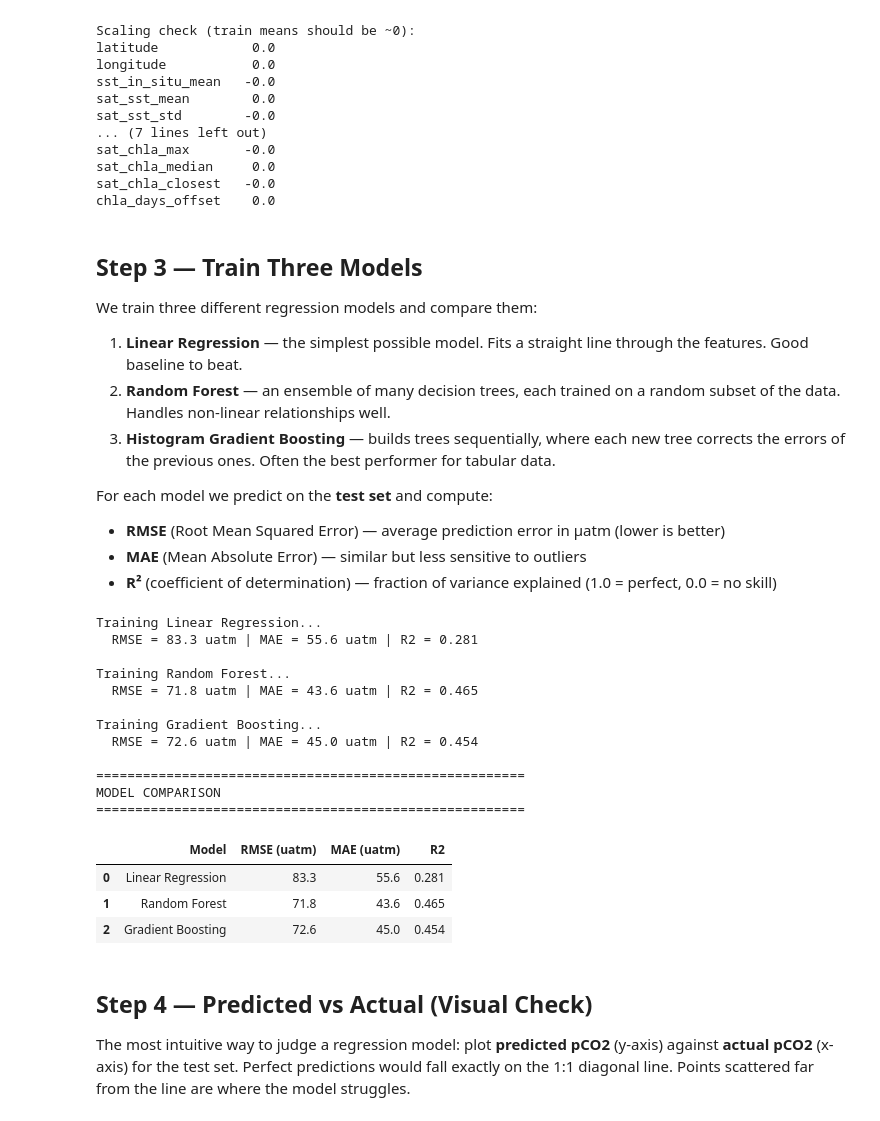
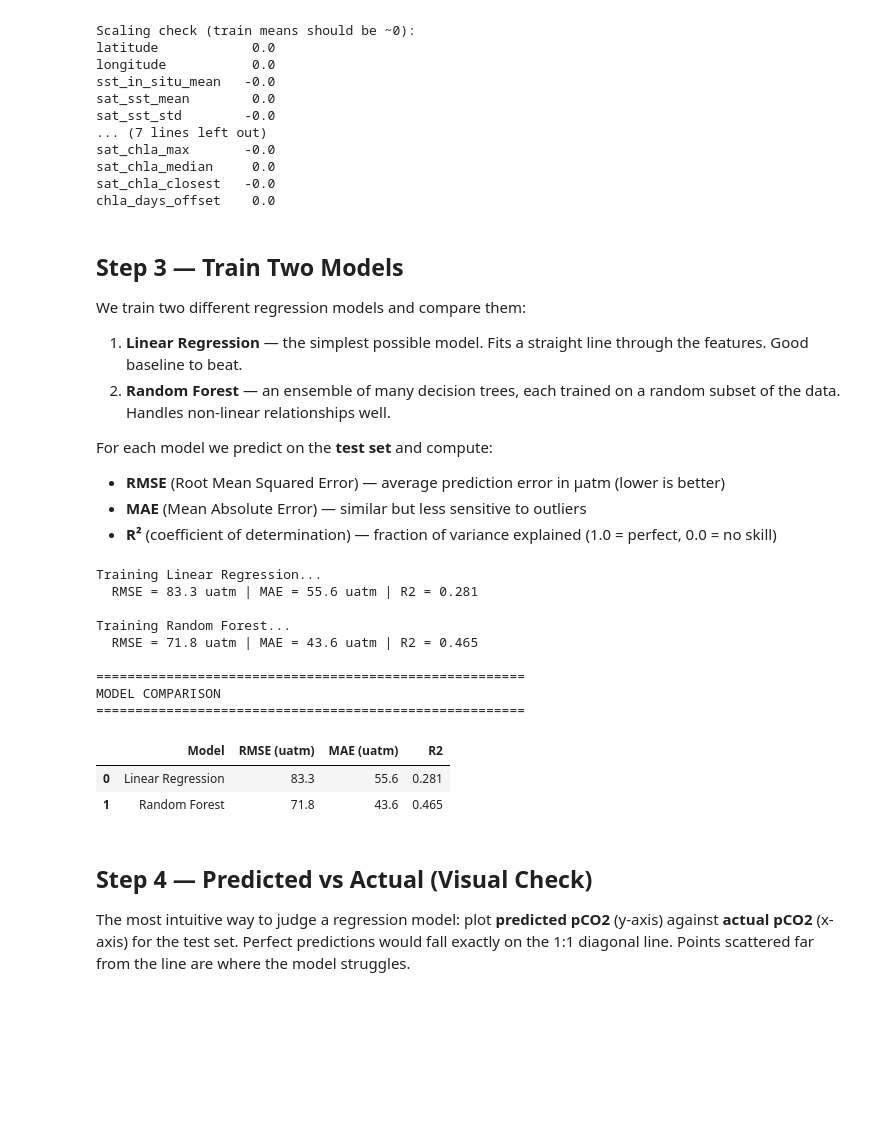
Before and after one commit to UW-MLGEO/ML2026_Orrand, a Jupyter notebook: notebooks/03_model_training/pco2_ml_training.ipynb, the cells around one changed output. Drawn from its saved outputs; the diff is of its cells as text; code cells hidden in the pictures; blank space fills up the shorter version.

```diff
--- a/notebooks/03_model_training/pco2_ml_training.ipynb
+++ b/notebooks/03_model_training/pco2_ml_training.ipynb
@@ -170,13 +169,12 @@ sat_chla_median     0.0
 sat_chla_closest   -0.0
 chla_days_offset    0.0
 # %% [markdown]
-## Step 3 — Train Three Models
+## Step 3 — Train Two Models
 
-We train three different regression models and compare them:
+We train two different regression models and compare them:
 
 1. **Linear Regression** — the simplest possible model. Fits a straight line through the features. Good baseline to beat.
 2. **Random Forest** — an ensemble of many decision trees, each trained on a random subset of the data. Handles non-linear relationships well.
-3. **Histogram Gradient Boosting** — builds trees sequentially, where each new tree corrects the errors of the previous ones. Often the best performer for tabular data.
 
 For each model we predict on the **test set** and compute:
 - **RMSE** (Root Mean Squared Error) — average prediction error in µatm (lower is better)
@@ -184,7 +182,7 @@ For each model we predict on the **test set** and compute:
 - **R²** (coefficient of determination) — fraction of variance explained (1.0 = perfect, 0.0 = no skill)
 # %%
 # ============================================================
-# Cell 4: Train all 3 models + evaluate
+# Cell 4: Train both models + evaluate
 # ============================================================
 
 models = {
@@ -195,12 +193,6 @@ models = {
         min_samples_leaf=5,  # minimum samples in a leaf node
         random_state=42,
         n_jobs=-1,           # use all CPU cores
-    ),
-    "Gradient Boosting": HistGradientBoostingRegressor(
-        max_iter=300,        # number of boosting rounds
-        max_depth=6,
-        learning_rate=0.1,   # step size for each tree
-        random_state=42,
     ),
 }
 
@@ -221,37 +213,33 @@ for name, model in models.items():
     rmse = mean_squared_error(y_test, y_pred) ** 0.5
     mae = mean_absolute_error(y_test, y_pred)
     r2 = r2_score(y_test, y_pred)
 
     results.append({"Model": name, "RMSE (uatm)": round(rmse, 1),
                     "MAE (uatm)": round(mae, 1), "R2": round(r2, 3)})
     predictions[name] = y_pred
 
     print(f"  RMSE = {rmse:.1f} uatm | MAE = {mae:.1f} uatm | R2 = {r2:.3f}")
     print()
 
 # Summary table
 results_df = pd.DataFrame(results)
 print("=" * 55)
 print("MODEL COMPARISON")
 print("=" * 55)
 display(results_df)
 # %% [output]
 Training Linear Regression...
   RMSE = 83.3 uatm | MAE = 55.6 uatm | R2 = 0.281
 
 Training Random Forest...
   RMSE = 71.8 uatm | MAE = 43.6 uatm | R2 = 0.465
 
-Training Gradient Boosting...
-  RMSE = 72.6 uatm | MAE = 45.0 uatm | R2 = 0.454
-
 =======================================================
 MODEL COMPARISON
 =======================================================
 |  | Model | RMSE (uatm) | MAE (uatm) | R2 |
 | 0 | Linear Regression | 83.3 | 55.6 | 0.281 |
 | 1 | Random Forest | 71.8 | 43.6 | 0.465 |
-| 2 | Gradient Boosting | 72.6 | 45.0 | 0.454 |
 # %% [markdown]
 ## Step 4 — Predicted vs Actual (Visual Check)
 
```
Also changed, not shown: parts of 4 cells of this notebook, 8 other files.
